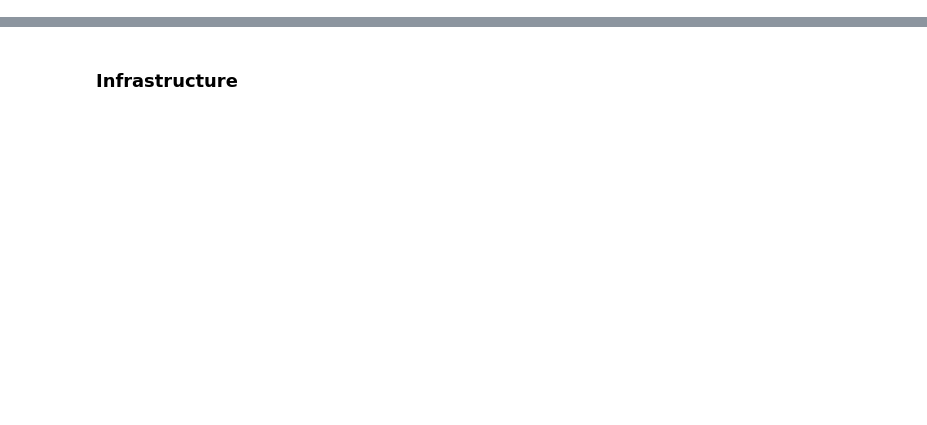
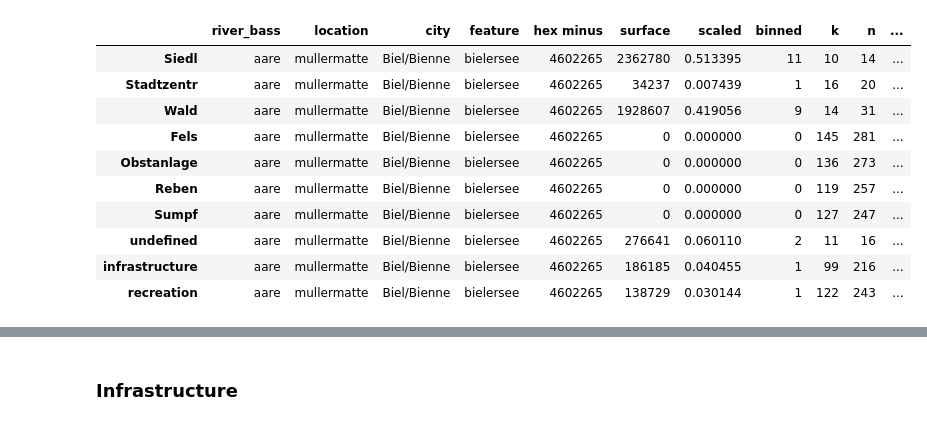
Before and after one commit to hammerdirt-analyst/landuse, a Jupyter notebook: probability.ipynb, the cells around one changed output, grey strips where cells are left out. Saved outputs shown, nothing was run; the diff lists cells and outputs as text; code cells hidden in the pictures; blank space fills up the shorter version.

```diff
--- a/probability.ipynb
+++ b/probability.ipynb
@@ -1133,0 +225,29 @@ log_of.head()
+# %%
+# test the survey results of an object of interest
+# against a threshhold
+code="G30"
+beach = 'mullermatte'
+a_feature = 'bielersee'
+survey_area = 'aare'
+
+
+to_test = df[df.code == code].copy()
+threshhold = to_test.pcs_m.median()
+# The summary of the survey data
+locations = df.location.unique()
+samples = df.loc_date.unique()
+lakes = df[df.w_t == "l"].drop_duplicates("loc_date").w_t.value_counts().values[0]
+codes_identified = df[df.quantity > 0].code.unique()
+codes_possible = df.code.unique()
+total_id = df.quantity.sum()
+
+data_summary = {
+    "n locations": len(locations),
+    "n samples": len(samples),
+    "n lake samples": lakes,
+    "n identified object types": len(codes_identified),
+    "n possible object types": len(codes_possible),
+    "total number of objects": total_id
+}
+
+pd.DataFrame(index = data_summary.keys(), data=data_summary.values()).style.set_table_styles(table_css_styles)
@@ -1133,0 +469,16 @@ log_of.head()
+# %%
+sample_data = aglu[aglu.location == beach][["use", "river_bass", "location", "city", "feature", "hex minus", "surface", "scaled", "binned", "k", "n", "n-k"]].set_index("use", drop =True)
+sample_data.index.name = None
+sample_data.style.set_table_styles(table_css_styles)
+# %% [output]
+|  | river_bass | location | city | feature | hex minus | surface | scaled | binned | k | n | ... |
+| Siedl | aare | mullermatte | Biel/Bienne | bielersee | 4602265 | 2362780 | 0.513395 | 11 | 10 | 14 | ... |
+| Stadtzentr | aare | mullermatte | Biel/Bienne | bielersee | 4602265 | 34237 | 0.007439 | 1 | 16 | 20 | ... |
+| Wald | aare | mullermatte | Biel/Bienne | bielersee | 4602265 | 1928607 | 0.419056 | 9 | 14 | 31 | ... |
+| Fels | aare | mullermatte | Biel/Bienne | bielersee | 4602265 | 0 | 0.000000 | 0 | 145 | 281 | ... |
+| Obstanlage | aare | mullermatte | Biel/Bienne | bielersee | 4602265 | 0 | 0.000000 | 0 | 136 | 273 | ... |
+| Reben | aare | mullermatte | Biel/Bienne | bielersee | 4602265 | 0 | 0.000000 | 0 | 119 | 257 | ... |
+| Sumpf | aare | mullermatte | Biel/Bienne | bielersee | 4602265 | 0 | 0.000000 | 0 | 127 | 247 | ... |
+| undefined | aare | mullermatte | Biel/Bienne | bielersee | 4602265 | 276641 | 0.060110 | 2 | 11 | 16 | ... |
+| infrastructure | aare | mullermatte | Biel/Bienne | bielersee | 4602265 | 186185 | 0.040455 | 1 | 99 | 216 | ... |
+| recreation | aare | mullermatte | Biel/Bienne | bielersee | 4602265 | 138729 | 0.030144 | 1 | 122 | 243 | ... |
```
Also changed, not shown: parts of 77 cells of this notebook, 1 other file.
